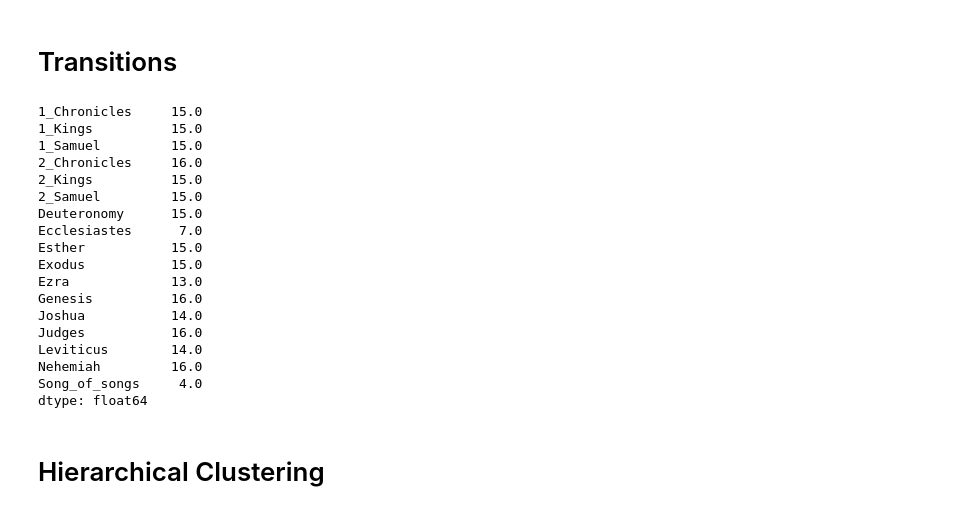
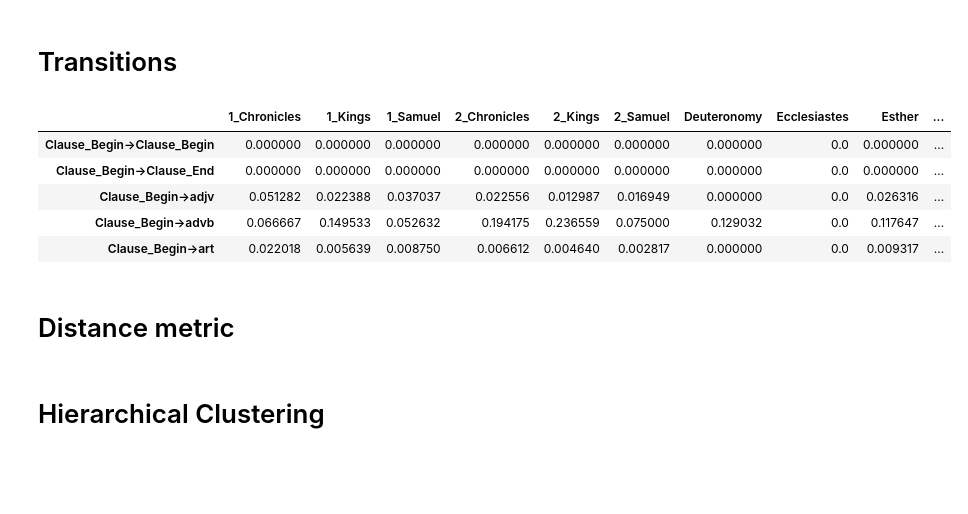
Before and after one commit to ETCBC/Probabilistic_Language_Change, a Jupyter notebook: etienne_NB/Testing Etienne.ipynb, the cells around one changed output. Cells and saved outputs as stored; diff of their text form; code cells hidden in the pictures; blank space fills up the shorter version.

```diff
--- a/etienne_NB/Testing Etienne.ipynb
+++ b/etienne_NB/Testing Etienne.ipynb
@@ -55,21 +30,11 @@ stack_matrix = stackTransitions(MC_matrices, ["phrase_functions"], ["N"])
 # %%
-MC_matrices["word_pos"]["N"].sum(0)
+MC_matrices["word_pos"]["N"].head() #Sanity check
 # %% [output]
-1_Chronicles     15.0
-1_Kings          15.0
-1_Samuel         15.0
-2_Chronicles     16.0
-2_Kings          15.0
-2_Samuel         15.0
-Deuteronomy      15.0
-Ecclesiastes      7.0
-Esther           15.0
-Exodus           15.0
-Ezra             13.0
-Genesis          16.0
-Joshua           14.0
-Judges           16.0
-Leviticus        14.0
-Nehemiah         16.0
-Song_of_songs     4.0
-dtype: float64
+|  | 1_Chronicles | 1_Kings | 1_Samuel | 2_Chronicles | 2_Kings | 2_Samuel | Deuteronomy | Ecclesiastes | Esther | ... |
+| Clause_Begin->Clause_Begin | 0.000000 | 0.000000 | 0.000000 | 0.000000 | 0.000000 | 0.000000 | 0.000000 | 0.0 | 0.000000 | ... |
+| Clause_Begin->Clause_End | 0.000000 | 0.000000 | 0.000000 | 0.000000 | 0.000000 | 0.000000 | 0.000000 | 0.0 | 0.000000 | ... |
+| Clause_Begin->adjv | 0.051282 | 0.022388 | 0.037037 | 0.022556 | 0.012987 | 0.016949 | 0.000000 | 0.0 | 0.026316 | ... |
+| Clause_Begin->advb | 0.066667 | 0.149533 | 0.052632 | 0.194175 | 0.236559 | 0.075000 | 0.129032 | 0.0 | 0.117647 | ... |
+| Clause_Begin->art | 0.022018 | 0.005639 | 0.008750 | 0.006612 | 0.004640 | 0.002817 | 0.000000 | 0.0 | 0.009317 | ... |
+# %% [markdown]
+# Distance metric
```
Also changed, not shown: parts of 17 cells of this notebook, 5 other files.
